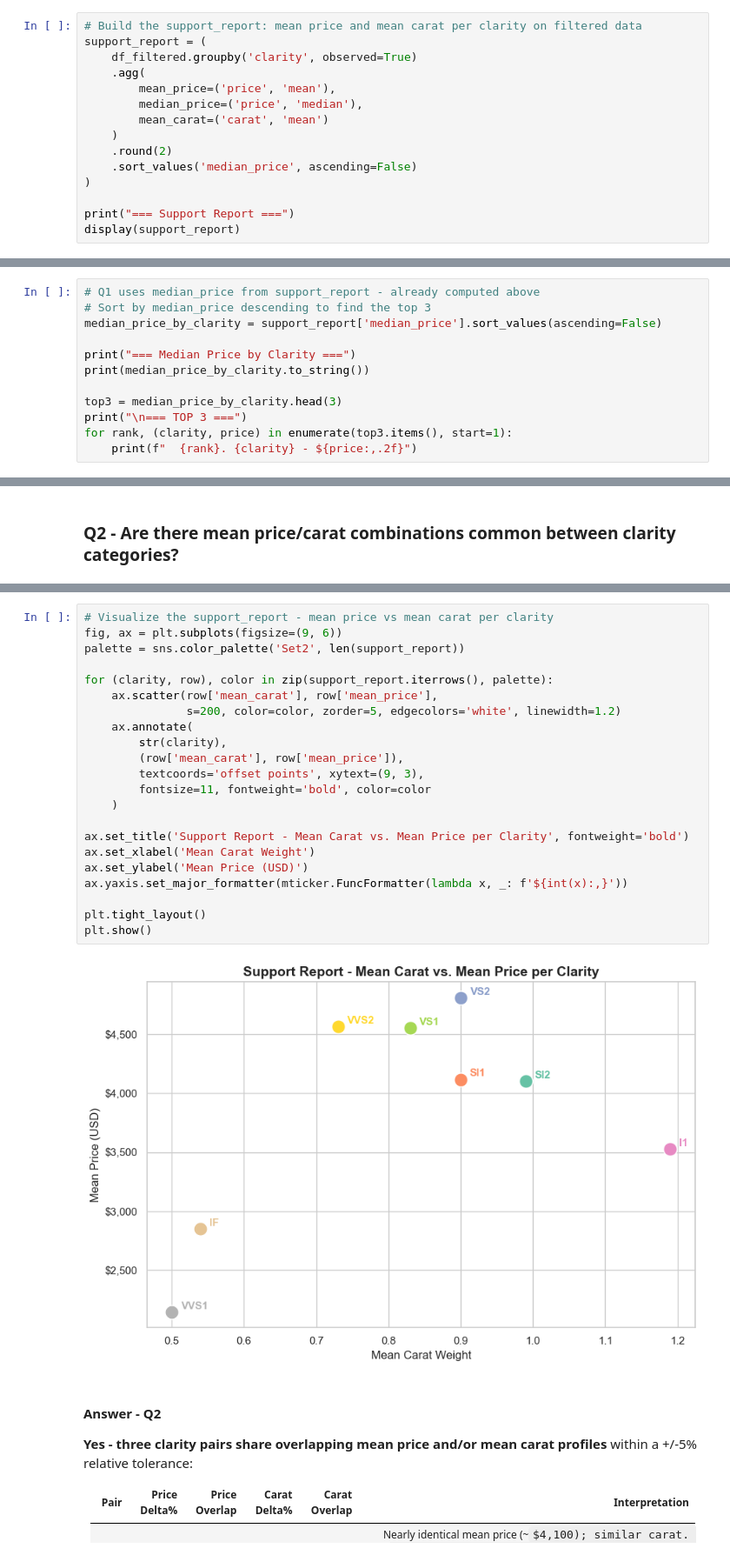
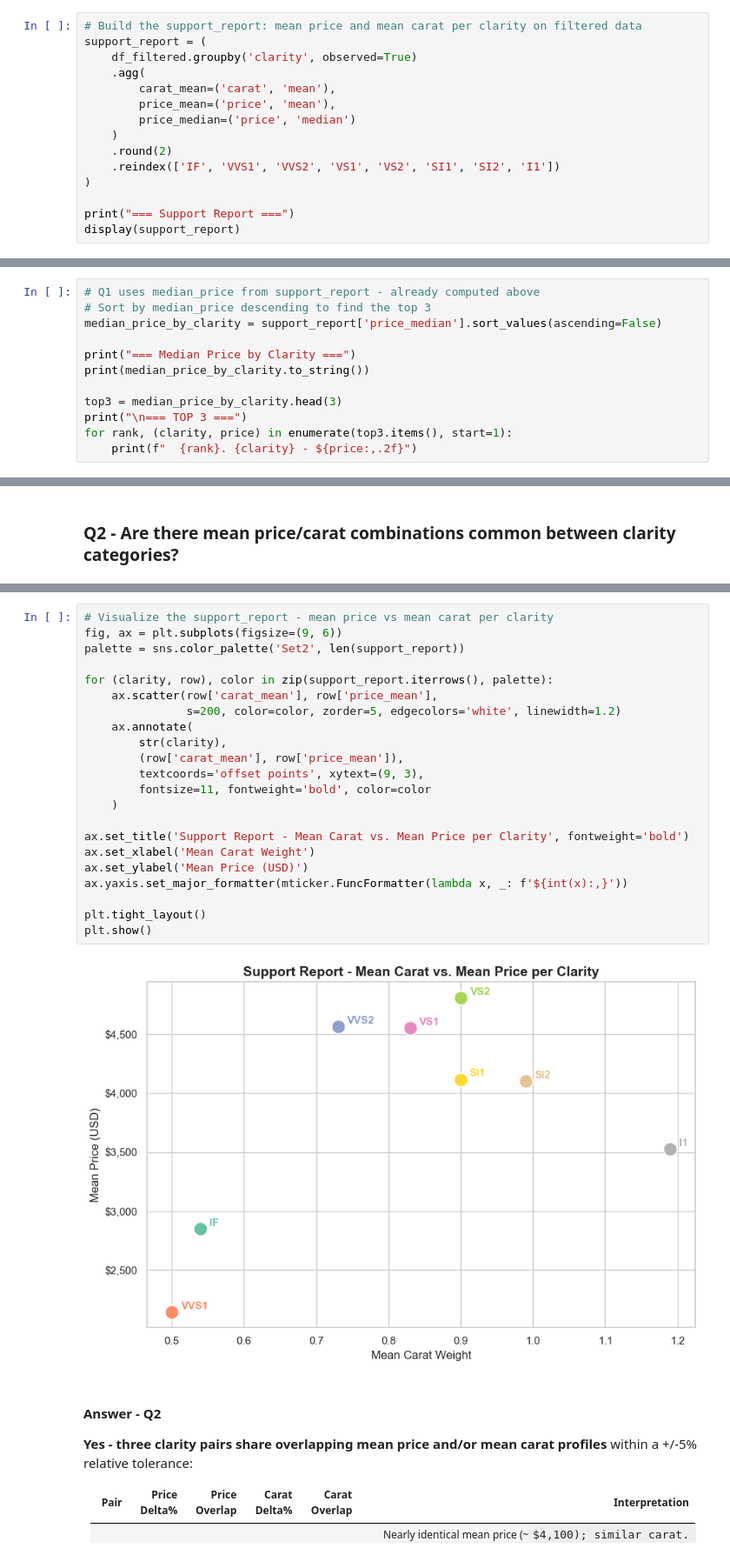
Before and after one commit to akaseahawk/wilcore-interview-DS2, a Jupyter notebook: diamond_analysis.ipynb, the cells around one changed output, grey strips where cells are left out. Shown at 87% size. Drawn from its saved outputs; the diff is of its cells as text; some formulas as TeX source.

Commit message:
Align all changes to spec: reindex summary_stats, rename support_report columns, fix Q2 column refs, update paradox note with specific numbers

```diff
--- a/diamond_analysis.ipynb
+++ b/diamond_analysis.ipynb
@@ -476,12 +479,12 @@ The `support_report` DataFrame (mean price, median price, and mean carat per cla
 support_report = (
     df_filtered.groupby('clarity', observed=True)
     .agg(
-        mean_price=('price', 'mean'),
-        median_price=('price', 'median'),
-        mean_carat=('carat', 'mean')
+        carat_mean=('carat', 'mean'),
+        price_mean=('price', 'mean'),
+        price_median=('price', 'median')
     )
     .round(2)
-    .sort_values('median_price', ascending=False)
+    .reindex(['IF', 'VVS1', 'VVS2', 'VS1', 'VS2', 'SI1', 'SI2', 'I1'])
 )
 
 print("=== Support Report ===")
@@ -503,7 +506,7 @@ display(support_report)
 # %%
 # Q1 uses median_price from support_report - already computed above
 # Sort by median_price descending to find the top 3
-median_price_by_clarity = support_report['median_price'].sort_values(ascending=False)
+median_price_by_clarity = support_report['price_median'].sort_values(ascending=False)
 
 print("=== Median Price by Clarity ===")
 print(median_price_by_clarity.to_string())
@@ -617,27 +620,27 @@ display(overlap_df)
 # %%
 # Visualize the support_report - mean price vs mean carat per clarity
 fig, ax = plt.subplots(figsize=(9, 6))
 palette = sns.color_palette('Set2', len(support_report))
 
 for (clarity, row), color in zip(support_report.iterrows(), palette):
-    ax.scatter(row['mean_carat'], row['mean_price'],
+    ax.scatter(row['carat_mean'], row['price_mean'],
                s=200, color=color, zorder=5, edgecolors='white', linewidth=1.2)
     ax.annotate(
         str(clarity),
-        (row['mean_carat'], row['mean_price']),
+        (row['carat_mean'], row['price_mean']),
         textcoords='offset points', xytext=(9, 3),
         fontsize=11, fontweight='bold', color=color
     )
 
 ax.set_title('Support Report - Mean Carat vs. Mean Price per Clarity', fontweight='bold')
 ax.set_xlabel('Mean Carat Weight')
 ax.set_ylabel('Mean Price (USD)')
 ax.yaxis.set_major_formatter(mticker.FuncFormatter(lambda x, _: f'${int(x):,}'))
 
 plt.tight_layout()
 plt.show()
 # %% [output]
-[figure, old version]
+[figure, new version]
 # %% [markdown]
 #### Answer - Q2
 
```
Also changed, not shown: parts of 6 cells of this notebook, 2 other files.
